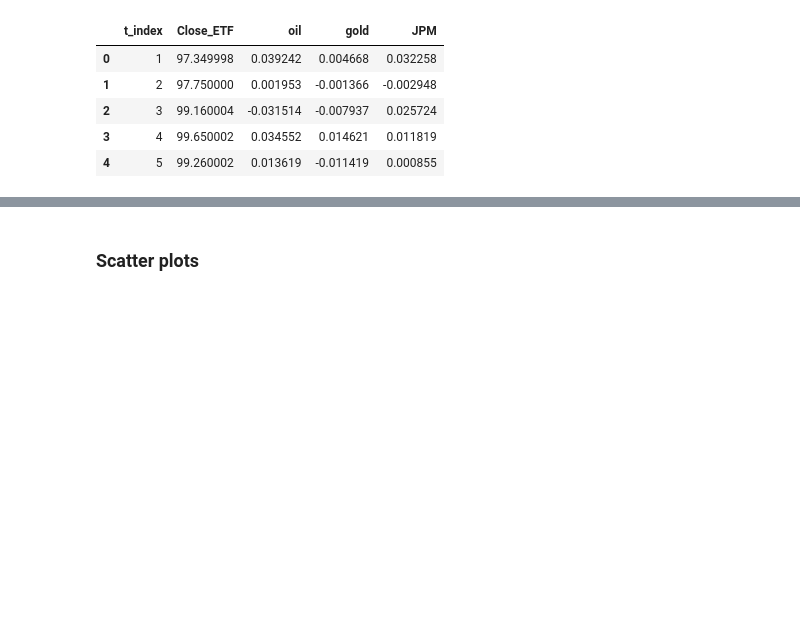
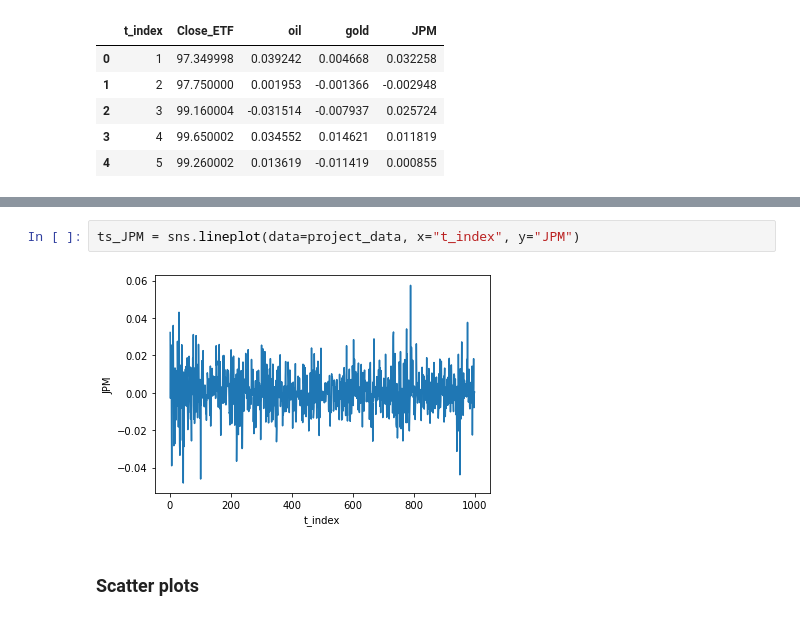
Before and after one commit to arefeenshamsuzzoha/stevens-stuff, a Jupyter notebook: MA 541/MA541project_part2.ipynb, the cells around one changed output, grey strips where cells are left out. Cells and saved outputs as stored; diff of their text form; blank space fills up the shorter version.

```diff
--- a/MA 541/MA541project_part2.ipynb
+++ b/MA 541/MA541project_part2.ipynb
@@ -55,2 +63,6 @@ ts_JPM = sns.relplot(data=project_data, x="t_index", y="JPM", kind="line")
+# %%
+ts_JPM = sns.lineplot(data=project_data, x="t_index", y="JPM")
+# %% [output]
+[figure, added]
 # %% [markdown]
 ### Scatter plots
```
Also changed, not shown: parts of 12 cells of this notebook.
